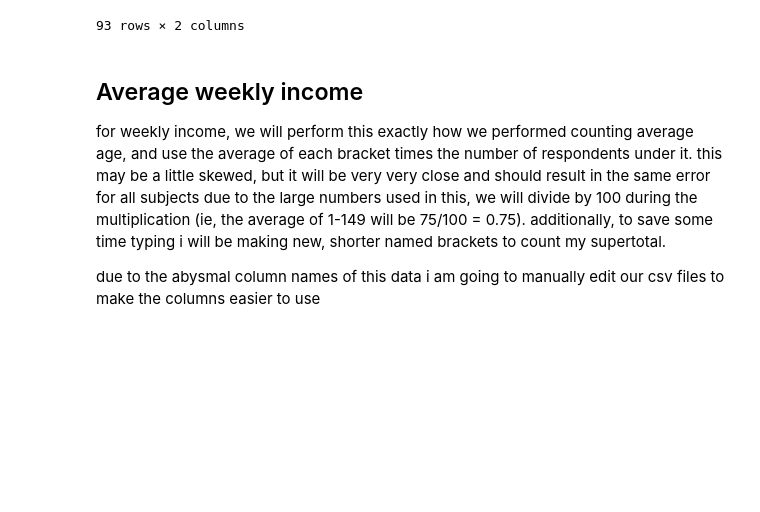
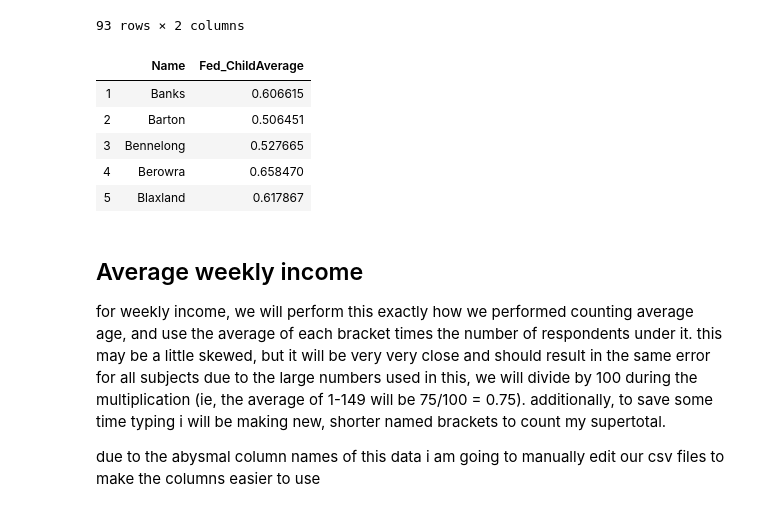
Before and after one commit to garyliu427/data-science-project-2019, a Jupyter notebook: Group Assignment Working notebook.ipynb, the cells around one changed output. Saved outputs shown, nothing was run; the diff lists cells and outputs as text; code cells hidden in the pictures; blank space fills up the shorter version.

```diff
--- a/Group Assignment Working notebook.ipynb
+++ b/Group Assignment Working notebook.ipynb
@@ -208,17 +241,26 @@ Children
 # %%
 Children.to_csv('Clean Data/AverageChildren.csv')
 # %%
-Children=pd.read_csv('Unclean Data/FedelectsChildrenUnclean.csv',thousands = ',')
-Children['Two children']= 2*Children['Two children']
-Children['Three children']= 3*Children['Three children']
-Children['Four children']= 4*Children['Four children']
-Children['Five children']= 5*Children['Five children']
-Children['Six children']= 6*Children['Six children']
-Children['Seven children']= 7*Children['Seven children']
-Children['Eight or more children']= 8*Children['Eight or more children']
-Children['Supertotal']=Children['One child']+Children['Two children']+Children['Three children']+Children['Four children']+Children['Five children']+Children['Six children']+Children['Seven children']+Children['Eight or more children']
-Children['Average']=Children['Supertotal']/Children['Total']
-Children=Children.drop(['No children','One child','Two children','Three children','Four children','Five children','Six children','Seven children','Eight or more children','Total','Supertotal','Not stated','Not applicable'],axis=1)
-Children=Children.drop([0])
-Children=Children.drop([48,49,50])
-Children.to_csv('Clean Data/CleanFedAverageChildren.csv')
+FedChildren=pd.read_csv('Unclean Data/FedelectsChildrenUnclean.csv',thousands = ',')
+FedChildren['Two children']= 2*FedChildren['Two children']
+FedChildren['Three children']= 3*FedChildren['Three children']
+FedChildren['Four children']= 4*FedChildren['Four children']
+FedChildren['Five children']= 5*FedChildren['Five children']
+FedChildren['Six children']= 6*FedChildren['Six children']
+FedChildren['Seven children']= 7*FedChildren['Seven children']
+FedChildren['Eight or more children']= 8*FedChildren['Eight or more children']
+FedChildren['Supertotal']=FedChildren['One child']+FedChildren['Two children']+FedChildren['Three children']+FedChildren['Four children']+FedChildren['Five children']+FedChildren['Six children']+FedChildren['Seven children']+FedChildren['Eight or more children']
+FedChildren['Average']=FedChildren['Supertotal']/FedChildren['Total']
+FedChildren=FedChildren.drop(['No children','One child','Two children','Three children','Four children','Five children','Six children','Seven children','Eight or more children','Total','Supertotal','Not stated','Not applicable'],axis=1)
+FedChildren=FedChildren.drop([0])
+FedChildren=FedChildren.drop([48,49,50])
+FedChildren.rename(columns={'District':'Name',
+                       'Average': 'Fed_ChildAverage'}, inplace=True)
+FedChildren.head()
+# %% [output]
+|  | Name | Fed_ChildAverage |
+| 1 | Banks | 0.606615 |
+| 2 | Barton | 0.506451 |
+| 3 | Bennelong | 0.527665 |
+| 4 | Berowra | 0.658470 |
+| 5 | Blaxland | 0.617867 |
```
Also changed, not shown: parts of 12 cells of this notebook.
